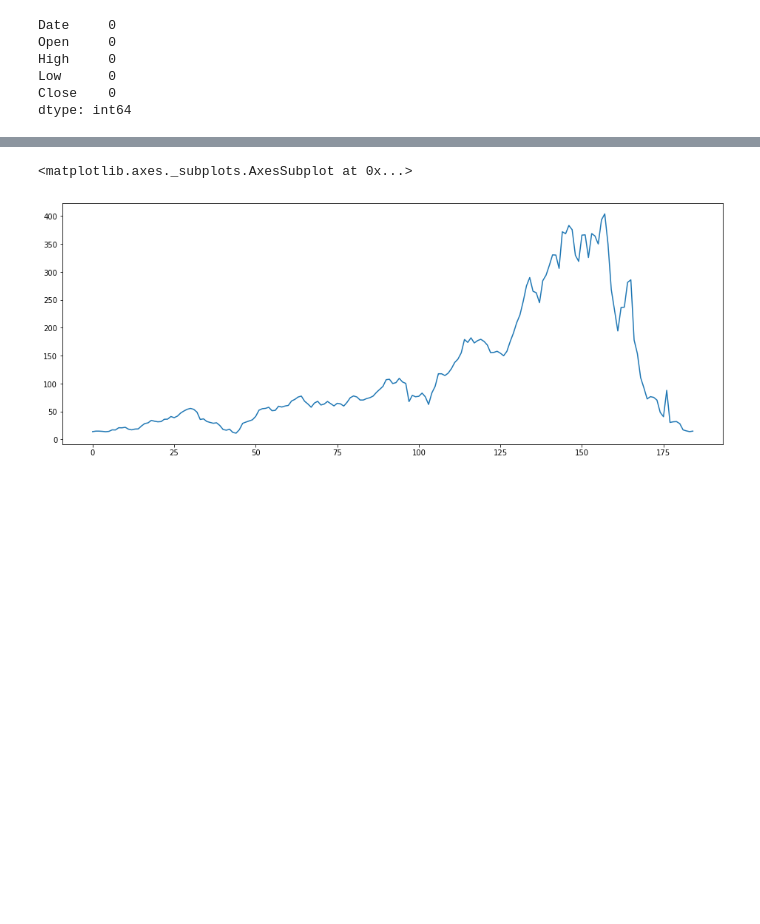
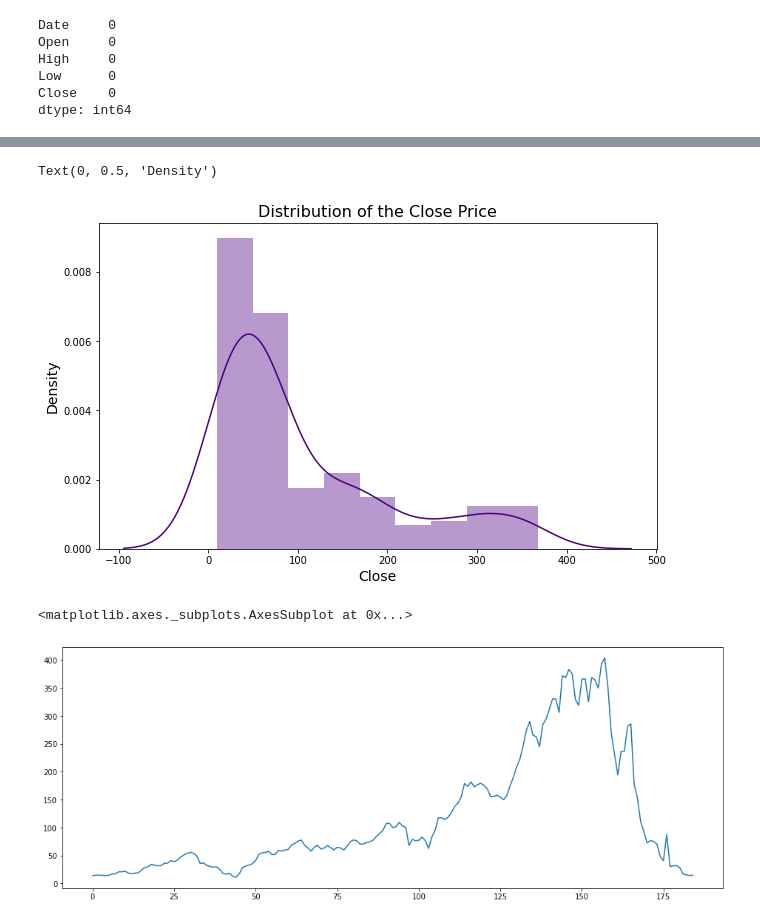
Before and after one commit to ramank123/Yes-Bank-Stock-Closing-Price-Prediction, a Jupyter notebook: Yes_Bank_Stock_Closing_Price_Prediction.ipynb, the cells around one changed output, grey strips where cells are left out. Saved outputs shown, nothing was run; the diff lists cells and outputs as text; code cells hidden in the pictures; blank space fills up the shorter version.

```diff
--- a/Yes_Bank_Stock_Closing_Price_Prediction.ipynb
+++ b/Yes_Bank_Stock_Closing_Price_Prediction.ipynb
@@ -107,3 +149,13 @@ df['Open'].plot(figsize=(16,6))
+# %%
+#Checking the distribution of our dependent variable
+plt.figure(figsize = (10,6))
+sns.distplot(df['Close'],color = 'indigo')
+plt.title('Distribution of the Close Price',fontsize = 16)
+plt.xlabel('Close',fontsize = 14)
+plt.ylabel('Density',fontsize = 14)
+# %% [output]
+Text(0, 0.5, 'Density')
+[figure, added]
 # %%
 df['High'].plot(figsize=(16,6))
 # %% [output]
```
Also changed, not shown: parts of 8 cells of this notebook.
